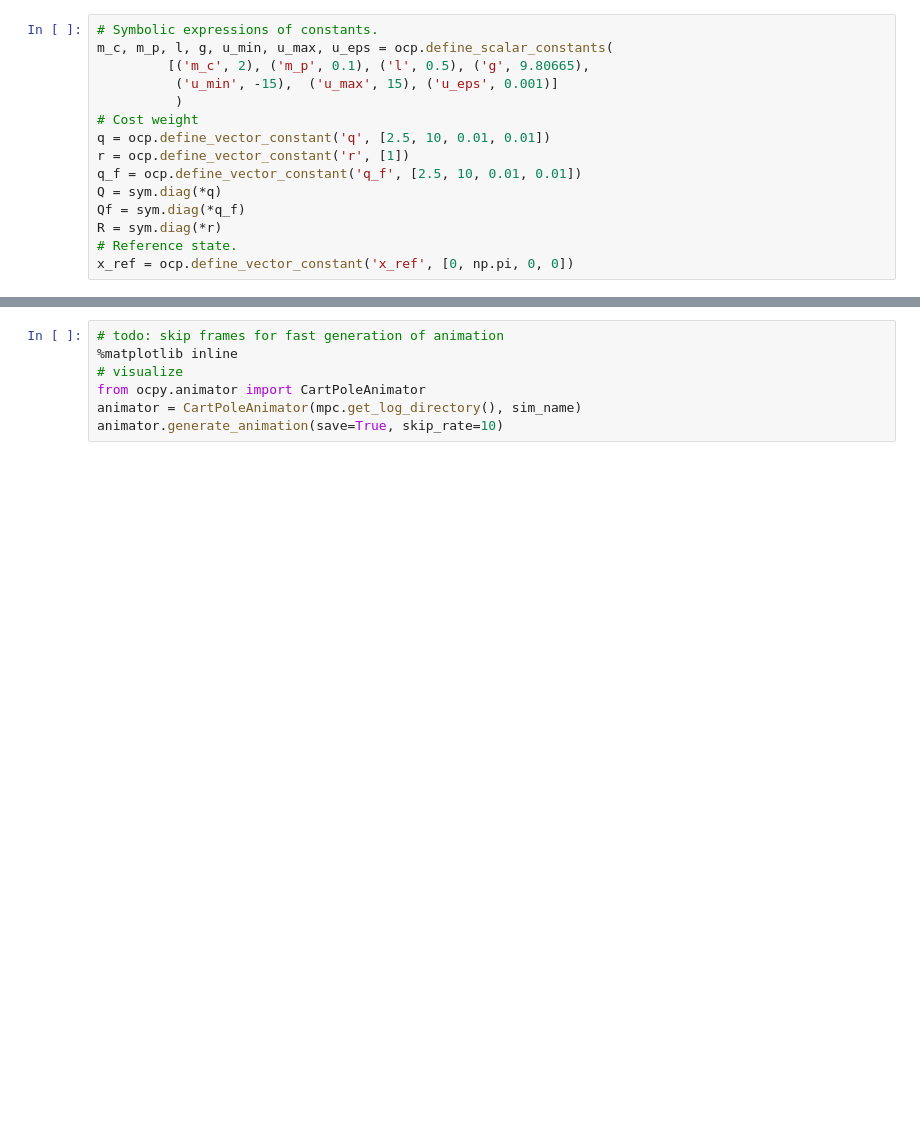
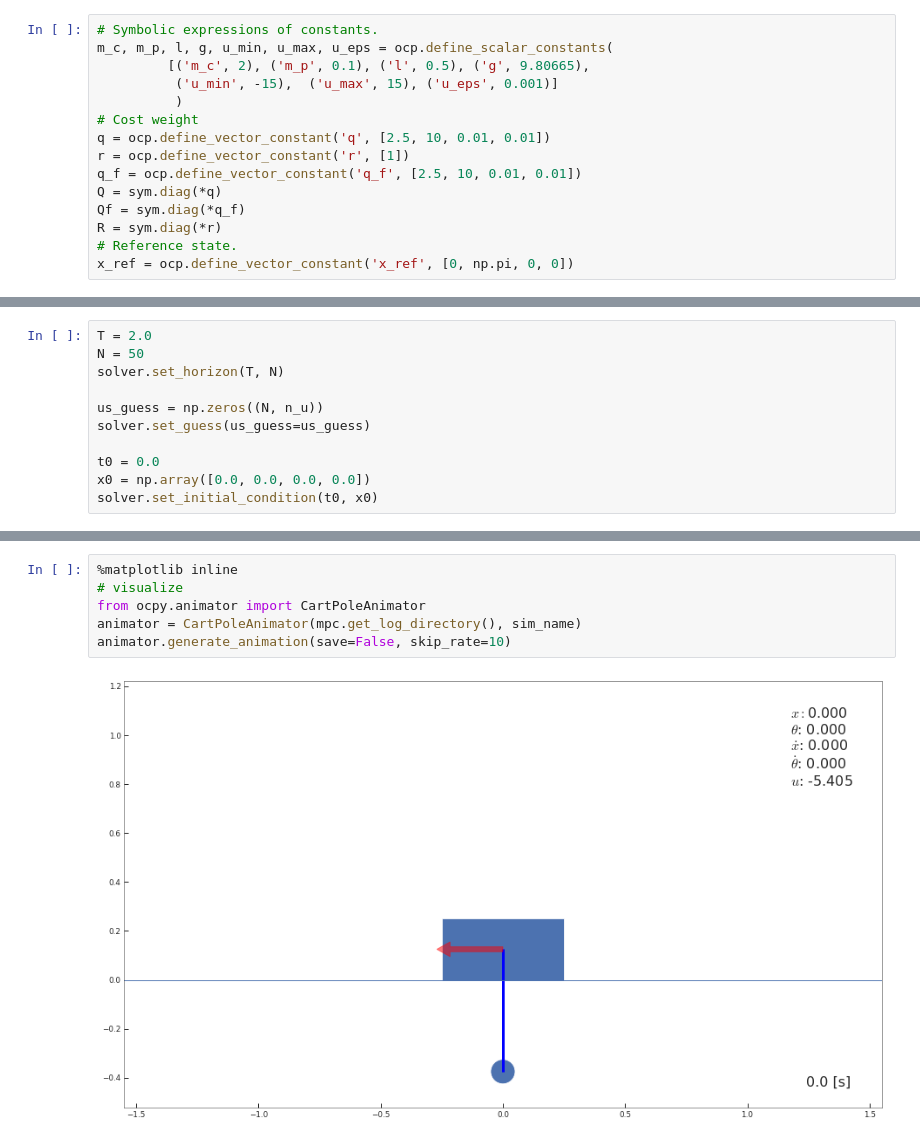
Before and after one commit to arcuma/ocpy, a Jupyter notebook: cartpole_mpc.ipynb, the cells around one changed output, grey strips where cells are left out. Saved outputs shown, nothing was run; the diff lists cells and outputs as text; blank space fills up the shorter version.

```diff
--- a/cartpole_mpc.ipynb
+++ b/cartpole_mpc.ipynb
@@ -68 +66,12 @@ solver = iLQRSolver(ocp)
+# %%
+T = 2.0
+N = 50
+solver.set_horizon(T, N)
+
+us_guess = np.zeros((N, n_u))
+solver.set_guess(us_guess=us_guess)
+
+t0 = 0.0
+x0 = np.array([0.0, 0.0, 0.0, 0.0])
+solver.set_initial_condition(t0, x0)
 # %%
@@ -84,7 +100,8 @@ xs, us, ts = mpc.run(T_sim=10, sampling_time=0.005, max_iters_mpc=5, result=True
 # %%
-# todo: skip frames for fast generation of animation
 %matplotlib inline
 # visualize
 from ocpy.animator import CartPoleAnimator
 animator = CartPoleAnimator(mpc.get_log_directory(), sim_name)
-animator.generate_animation(save=True, skip_rate=10)
+animator.generate_animation(save=False, skip_rate=10)
+# %% [output]
+[figure, added]
```
Also changed, not shown: parts of 8 cells of this notebook, 6 other files.
